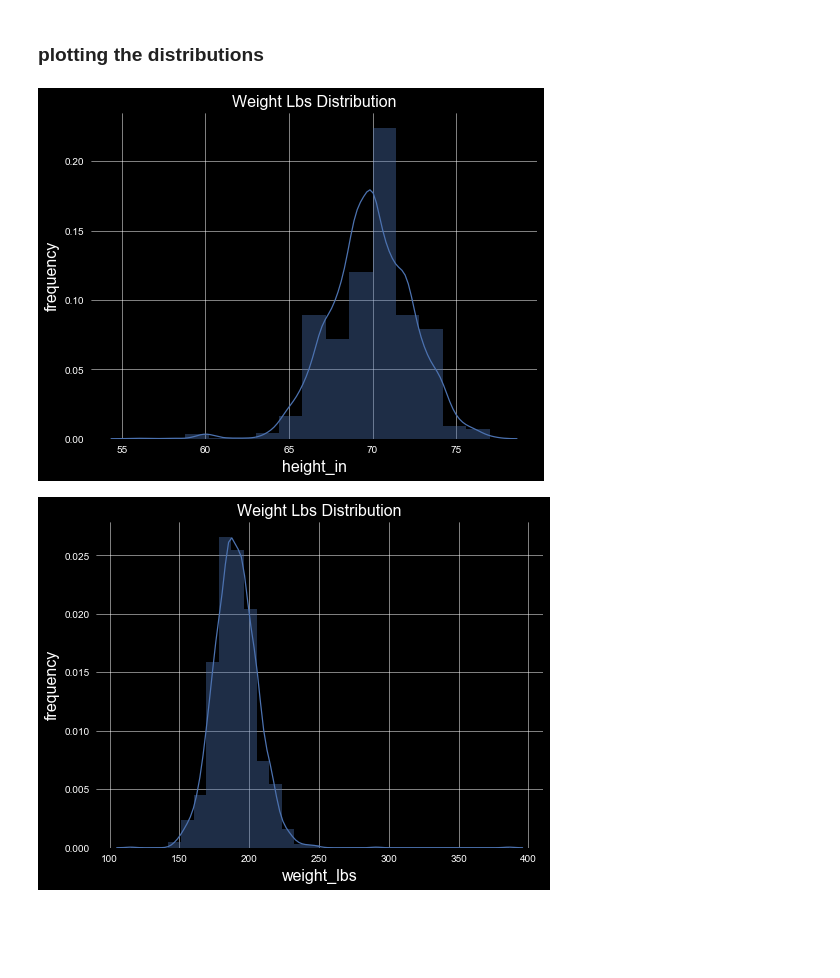
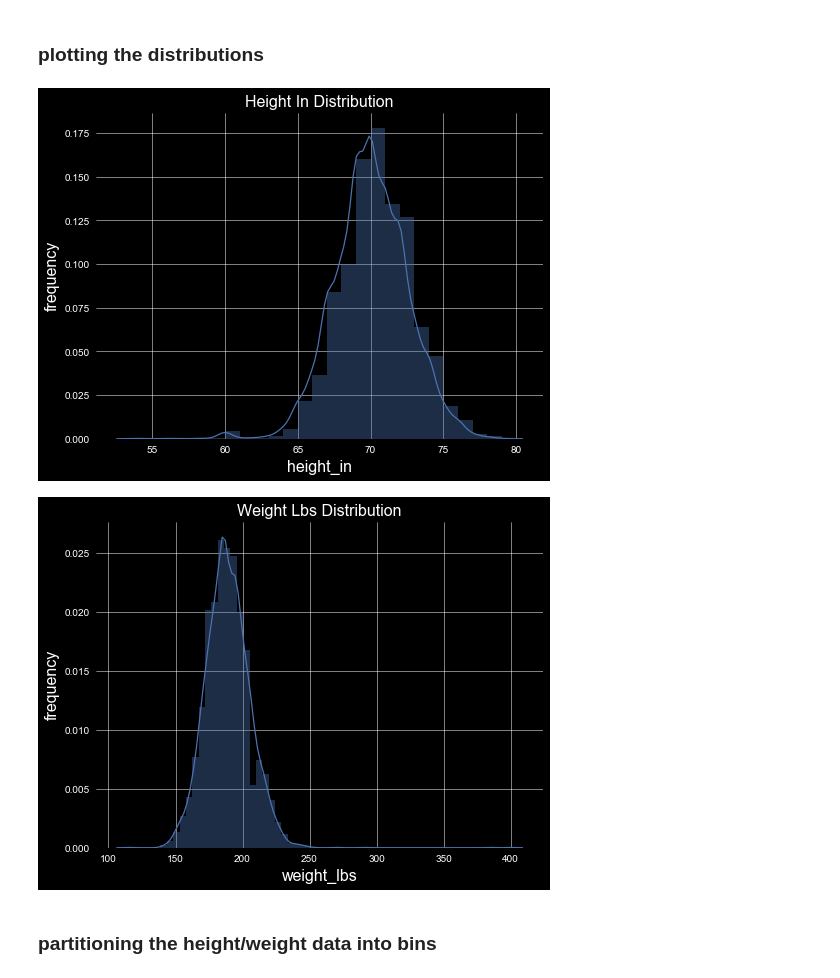
Before and after one commit to zfreedman/crossfit_open_2018, a Jupyter notebook: data_visualization.ipynb, the cells around one changed output. Drawn from its saved outputs; the diff is of its cells as text; code cells hidden in the pictures; blank space fills up the shorter version.

```diff
--- a/data_visualization.ipynb
+++ b/data_visualization.ipynb
@@ -360,47 +360,39 @@ height_weight_points.head(5)
 # %%
 height_weight_cols = ["height_in", "weight_lbs"]
 #height_weight_axis_ranges = [[50, 100, 0, 3000], [50, 300, 0, 2000]]
-height_weight_bins = [15, 30]
+height_weight_bins = [25, 60]
 #plot each lift
 for i in range(len(height_weight_cols)):
     #fit plot
-    #fit, ax = plt.subplots(facecolor = "black")
     sb.distplot(
         np.array(height_weight_points[height_weight_cols[i]]),
         bins=height_weight_bins[i],
         label=c[:-4].replace("_", " "),
         hist_kws = {
             "normed": True
         }
     )
     """plt.hist(
         #height_weight_points[height_weight_cols[i]],
         height_weight_points["height_in"].unique(),
         50,
         alpha=0.5,
         normed=True
     )"""
     #label axes and add to labels for legend
     plt.xlabel(height_weight_cols[i])
     #grid
     plt.grid(True)
     #title
-    plt.title(c.replace("_", " ").title() + " Distribution")
+    plt.title(height_weight_cols[i].replace("_", " ").title() + " Distribution")
     #axis display range
     #plt.axis(height_weight_axis_ranges[i])
     #showing/labeling
     plt.xlabel(height_weight_cols[i])
     plt.ylabel("frequency")
     plt.show()
-#axes bounds
-#plt.axis([50, 450, 0, 0.03])
-#legend (.get_frame().set_alpha() sets the backgroudn on the legend)
-#leg = plt.legend()
-#for t in leg.get_texts():
-#    t.set_color(font_color)
-#plt.legend().get_frame().set_alpha(.95)
-#show
-#plt.show()
 # %% [output]
-[figure, old version]
+[figure, new version]
-[figure, old version]
+[figure, new version]
+# %% [markdown]
+### partitioning the height/weight data into bins
```
Also changed, not shown: parts of 19 cells of this notebook, 1 other file.
